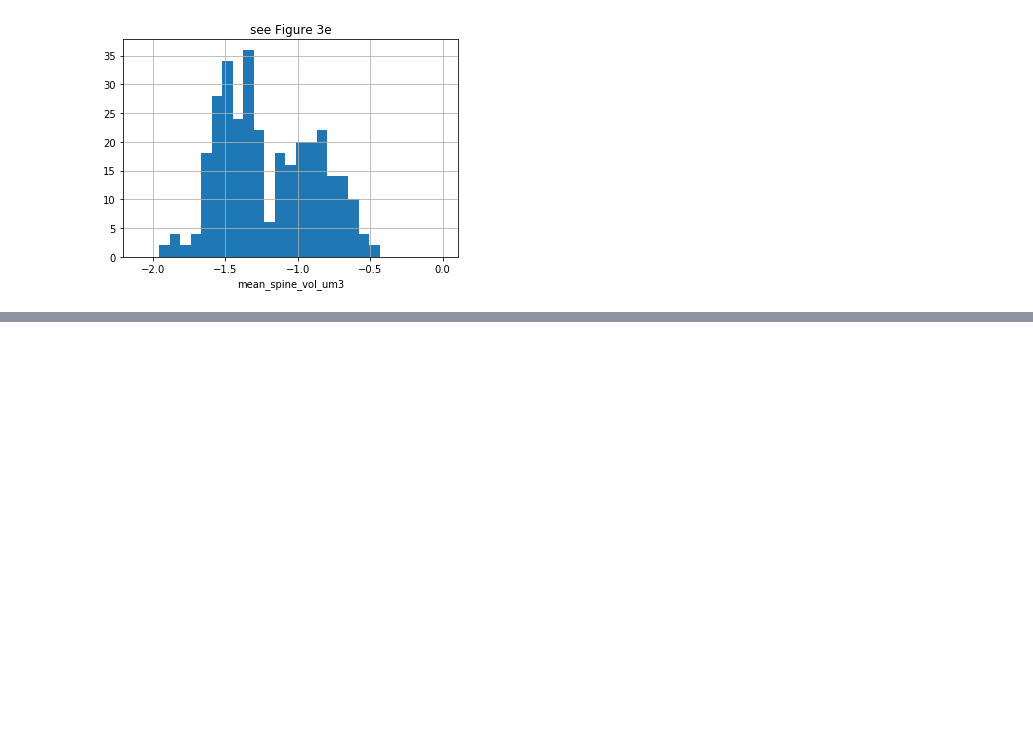
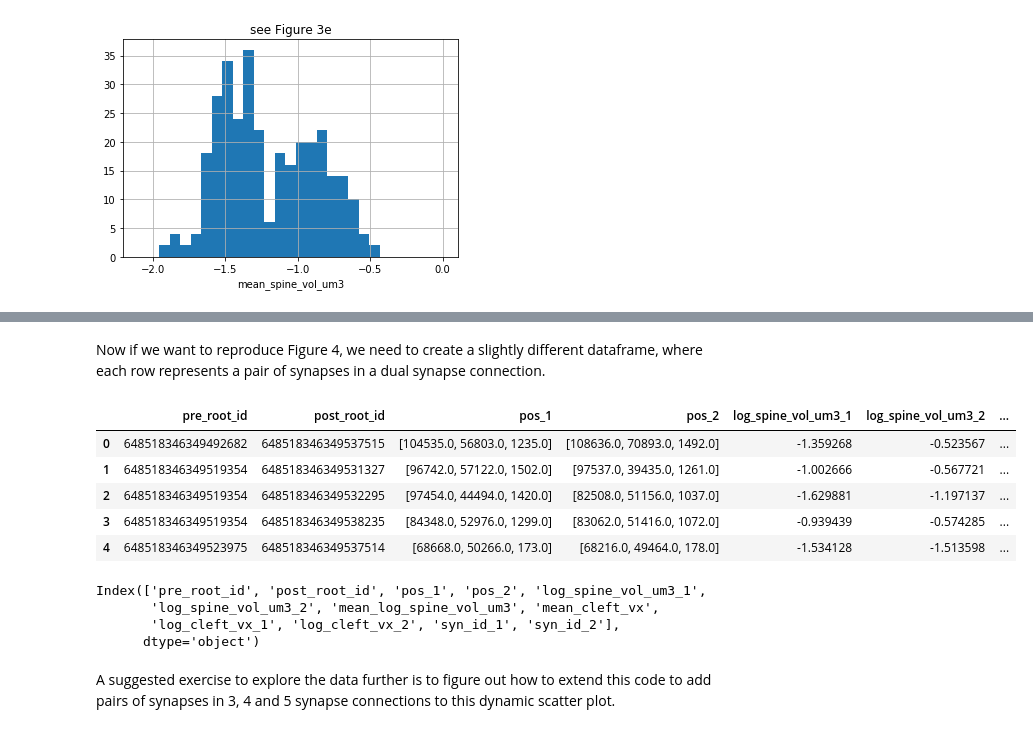
Before and after one commit to AllenInstitute/MicronsBinder, a Jupyter notebook: notebooks/DashSynapseExplorer.ipynb, the cells around one changed output, grey strips where cells are left out. Cells and saved outputs as stored; diff of their text form; code cells hidden in the pictures; blank space fills up the shorter version.

```diff
--- a/notebooks/DashSynapseExplorer.ipynb
+++ b/notebooks/DashSynapseExplorer.ipynb
@@ -142,0 +176,43 @@ viewer.show(app)
+# %% [markdown]
+Now if we want to reproduce Figure 4, we need to create a slightly different dataframe, where each row represents a pair of synapses in a dual synapse connection.
+# %%
+# first lets just filter our dataframe for dual synapse connections.
+dual_syn = new_df.query('num_syn_in_conn==2')
+
+# a list of dictionaries to create our new dataframe
+ds = []
+for pair, grp in dual_syn.groupby(['pre_root_id', 'post_root_id']):
+    # sort them by log spine volume
+    grp = grp.sort_values('log_spine_vol_um3')
+    d={
+        'pre_root_id': pair[0],
+        'post_root_id': pair[1],
+        'pos_1': grp.iloc[0].ctr_pos,
+        'pos_2': grp.iloc[1].ctr_pos,
+        'log_spine_vol_um3_1': grp.iloc[0].log_spine_vol_um3,
+        'log_spine_vol_um3_2': grp.iloc[1].log_spine_vol_um3,
+        'mean_log_spine_vol_um3': grp.iloc[0].mean_log_spine_vol_um3,
+        'mean_cleft_vx': grp.iloc[0].mean_cleft_vx,
+        'log_cleft_vx_1': grp.iloc[0].log_cleft_vx,
+        'log_cleft_vx_2': grp.iloc[1].log_cleft_vx,
+        'syn_id_1': grp.iloc[0].id,
+        'syn_id_2': grp.iloc[1].id
+    }
+    ds.append(d)
+dual_syn_df = pd.DataFrame(ds)
+# %%
+dual_syn_df.head()
+# %% [output]
+|  | pre_root_id | post_root_id | pos_1 | pos_2 | log_spine_vol_um3_1 | log_spine_vol_um3_2 | ... |
+| 0 | 648518346349492682 | 648518346349537515 | [104535.0, 56803.0, 1235.0] | [108636.0, 70893.0, 1492.0] | -1.359268 | -0.523567 | ... |
+| 1 | 648518346349519354 | 648518346349531327 | [96742.0, 57122.0, 1502.0] | [97537.0, 39435.0, 1261.0] | -1.002666 | -0.567721 | ... |
+| 2 | 648518346349519354 | 648518346349532295 | [97454.0, 44494.0, 1420.0] | [82508.0, 51156.0, 1037.0] | -1.629881 | -1.197137 | ... |
+| 3 | 648518346349519354 | 648518346349538235 | [84348.0, 52976.0, 1299.0] | [83062.0, 51416.0, 1072.0] | -0.939439 | -0.574285 | ... |
+| 4 | 648518346349523975 | 648518346349537514 | [68668.0, 50266.0, 173.0] | [68216.0, 49464.0, 178.0] | -1.534128 | -1.513598 | ... |
+# %%
+dual_syn_df.columns
+# %% [output]
+Index(['pre_root_id', 'post_root_id', 'pos_1', 'pos_2', 'log_spine_vol_um3_1',
+       'log_spine_vol_um3_2', 'mean_log_spine_vol_um3', 'mean_cleft_vx',
+       'log_cleft_vx_1', 'log_cleft_vx_2', 'syn_id_1', 'syn_id_2'],
+      dtype='object')
@@ -142,0 +254,2 @@ viewer.show(app)
+# %% [markdown]
+A suggested exercise to explore the data further is to figure out how to extend this code to add pairs of synapses in 3, 4 and 5 synapse connections to this dynamic scatter plot.
```
Also changed, not shown: parts of 16 cells of this notebook, 1 other file.
